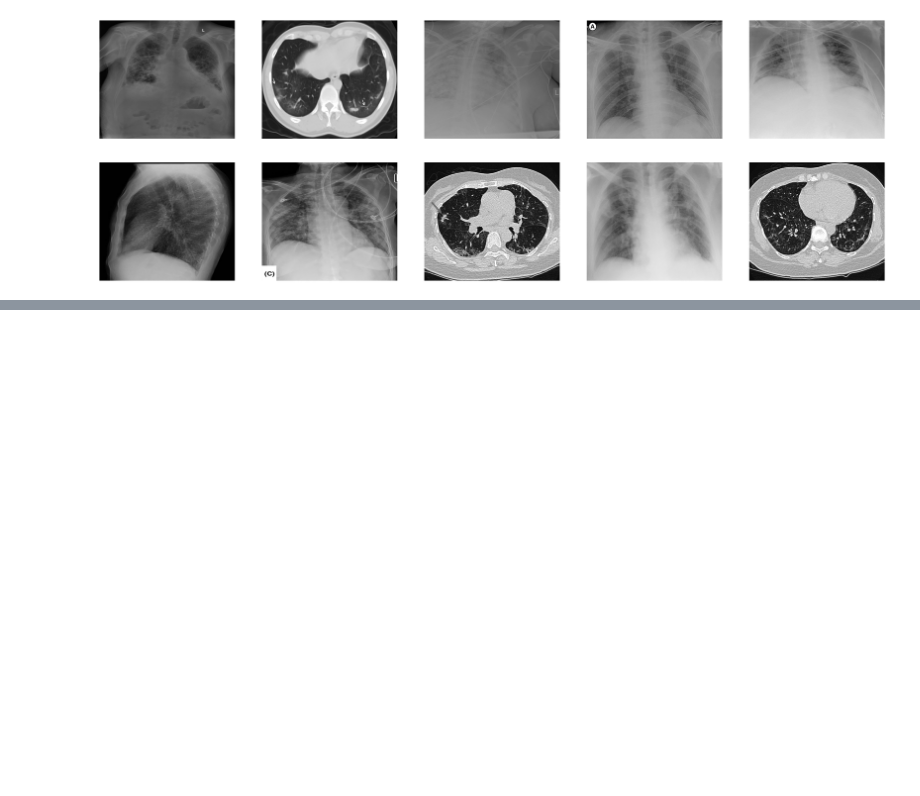
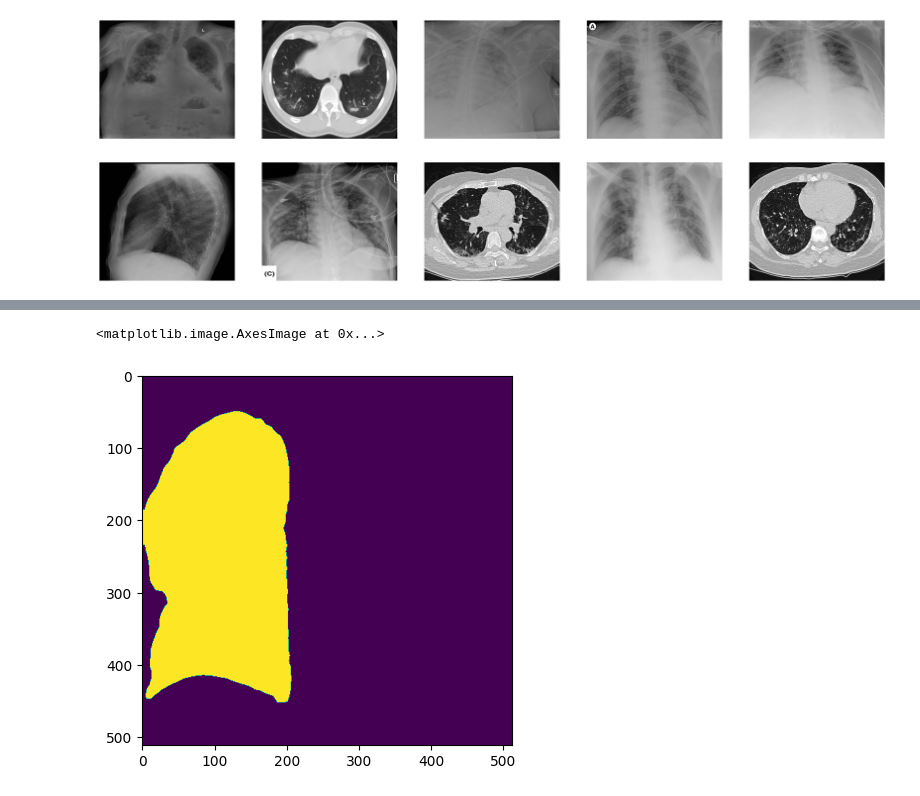
Before and after one commit to gauravsharans/202_Finals, a Jupyter notebook: lung_segmentation.ipynb, the cells around one changed output, grey strips where cells are left out. Saved outputs shown, nothing was run; the diff lists cells and outputs as text; code cells hidden in the pictures; blank space fills up the shorter version.

```diff
--- a/lung_segmentation.ipynb
+++ b/lung_segmentation.ipynb
@@ -141,0 +197,6 @@ plt.tight_layout()
+# %%
+# left lung
+plt.imshow(img_pred[1][0, 5])
+# %% [output]
+<matplotlib.image.AxesImage at 0x...>
+[figure, added]
```
Also changed, not shown: parts of 10 cells of this notebook.
